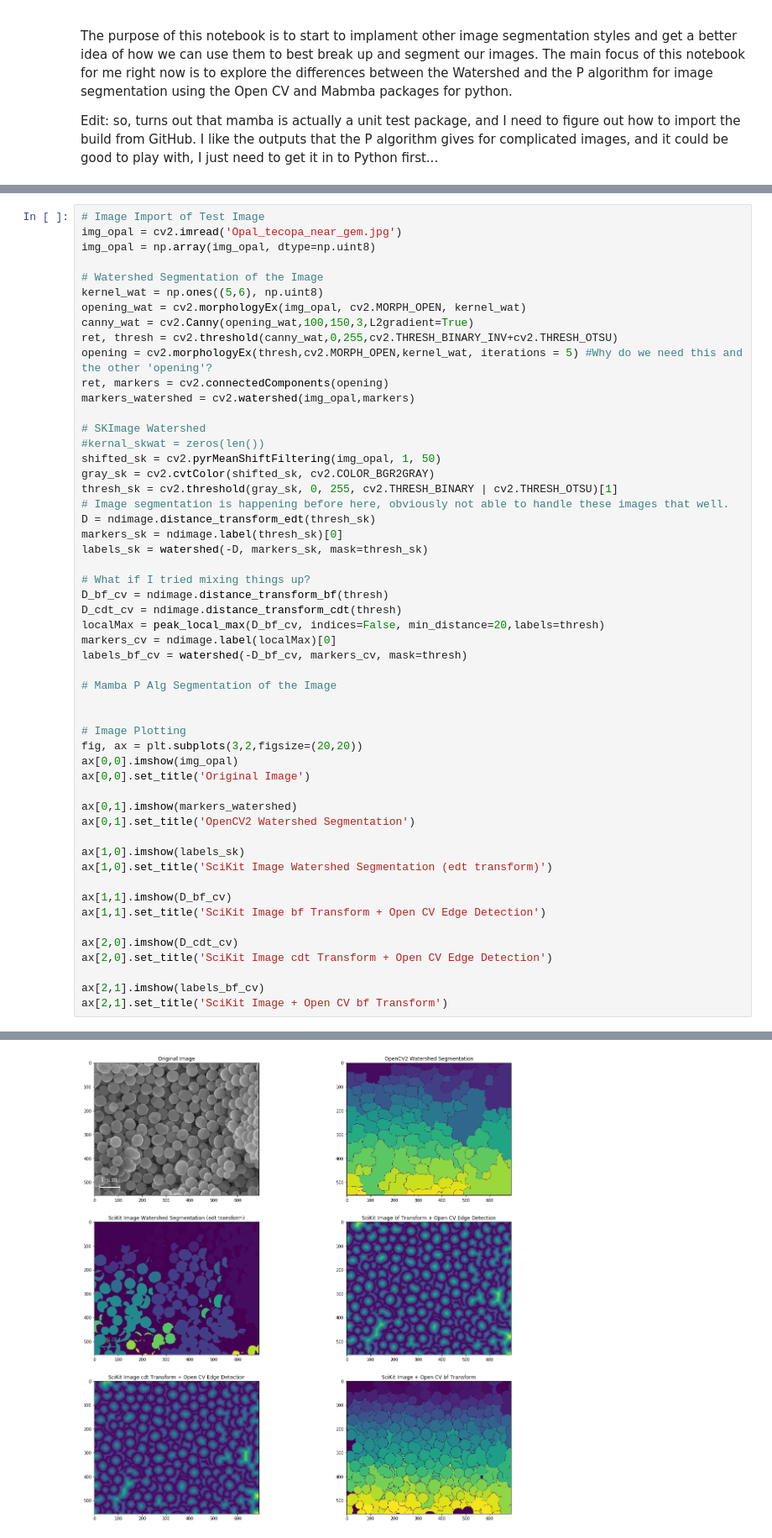
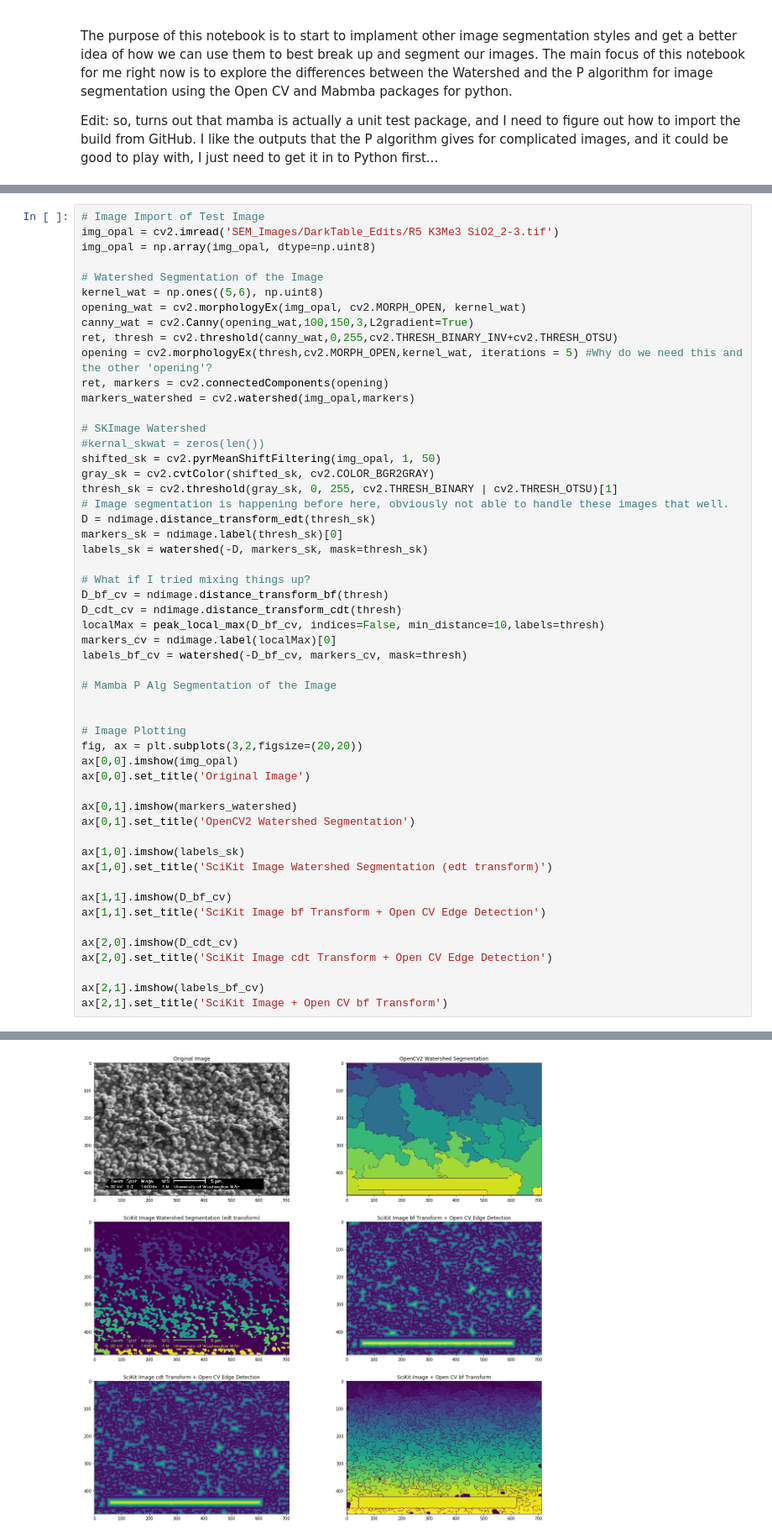
Before and after one commit to rgebhart/nanoBALLS, a Jupyter notebook: ImageSeg_Comparison.ipynb, the cells around one changed output, grey strips where cells are left out. Shown: that part at 84% size. Cells and saved outputs as stored; diff of their text form.

```diff
--- a/ImageSeg_Comparison.ipynb
+++ b/ImageSeg_Comparison.ipynb
@@ -18,7 +16,7 @@ import argparse
 from skimage.measure import label, regionprops
 # %%
 # Image Import of Test Image
-img_opal = cv2.imread('Opal_tecopa_near_gem.jpg')
+img_opal = cv2.imread('SEM_Images/DarkTable_Edits/R5 K3Me3 SiO2_2-3.tif')
 img_opal = np.array(img_opal, dtype=np.uint8)
 
 # Watershed Segmentation of the Image
@@ -43,35 +41,35 @@ labels_sk = watershed(-D, markers_sk, mask=thresh_sk)
 # What if I tried mixing things up?
 D_bf_cv = ndimage.distance_transform_bf(thresh)
 D_cdt_cv = ndimage.distance_transform_cdt(thresh)
-localMax = peak_local_max(D_bf_cv, indices=False, min_distance=20,labels=thresh)
+localMax = peak_local_max(D_bf_cv, indices=False, min_distance=10,labels=thresh)
 markers_cv = ndimage.label(localMax)[0]
 labels_bf_cv = watershed(-D_bf_cv, markers_cv, mask=thresh)
 
 # Mamba P Alg Segmentation of the Image
 
 
 # Image Plotting
 fig, ax = plt.subplots(3,2,figsize=(20,20))
 ax[0,0].imshow(img_opal)
 ax[0,0].set_title('Original Image')
 
 ax[0,1].imshow(markers_watershed)
 ax[0,1].set_title('OpenCV2 Watershed Segmentation')
 
 ax[1,0].imshow(labels_sk)
 ax[1,0].set_title('SciKit Image Watershed Segmentation (edt transform)')
 
 ax[1,1].imshow(D_bf_cv)
 ax[1,1].set_title('SciKit Image bf Transform + Open CV Edge Detection')
 
 ax[2,0].imshow(D_cdt_cv)
 ax[2,0].set_title('SciKit Image cdt Transform + Open CV Edge Detection')
 
 ax[2,1].imshow(labels_bf_cv)
 ax[2,1].set_title('SciKit Image + Open CV bf Transform')
 # %% [output]
 Text(0.5, 1.0, 'SciKit Image + Open CV bf Transform')
-[figure, old version]
+[figure, new version]
 # %%
 particles = label(labels_bf_cv)
 particles
```
Also changed, not shown: parts of 4 cells of this notebook.
